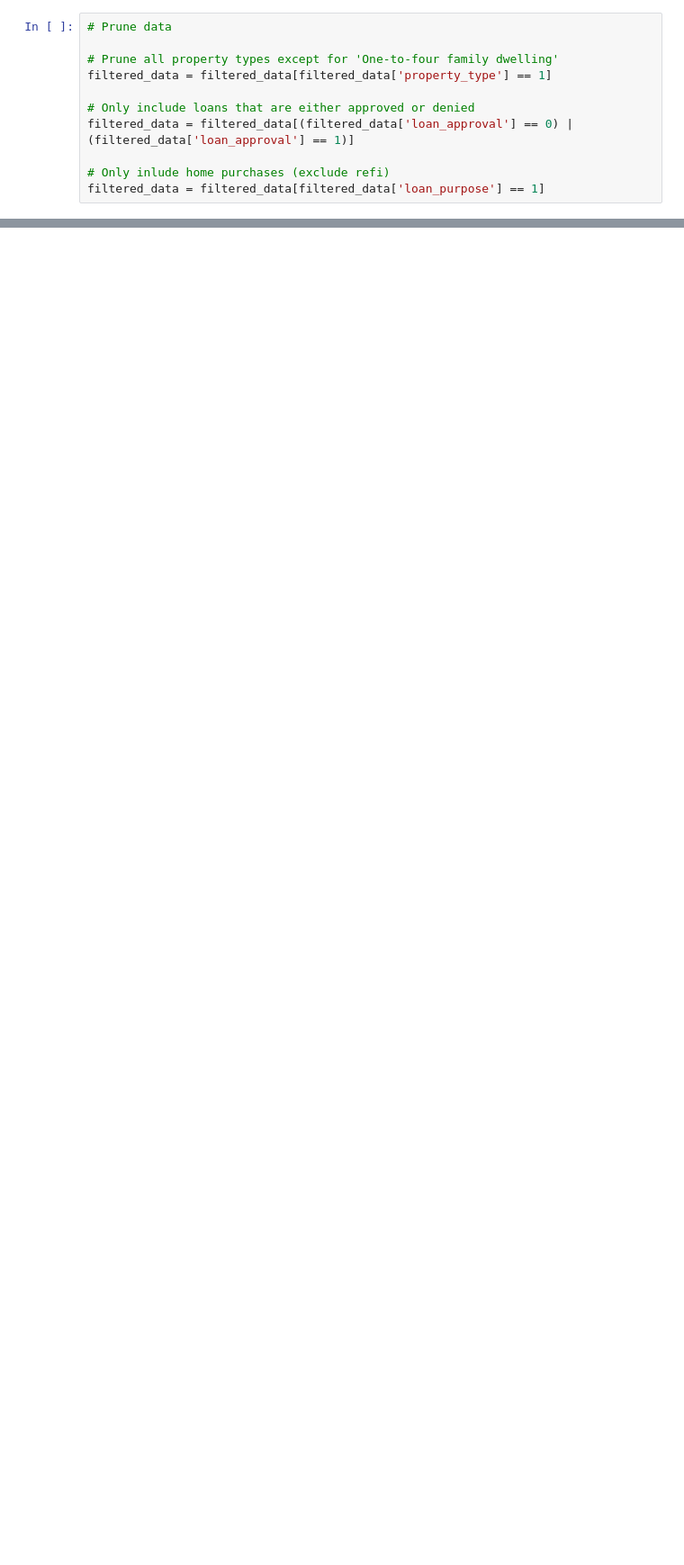
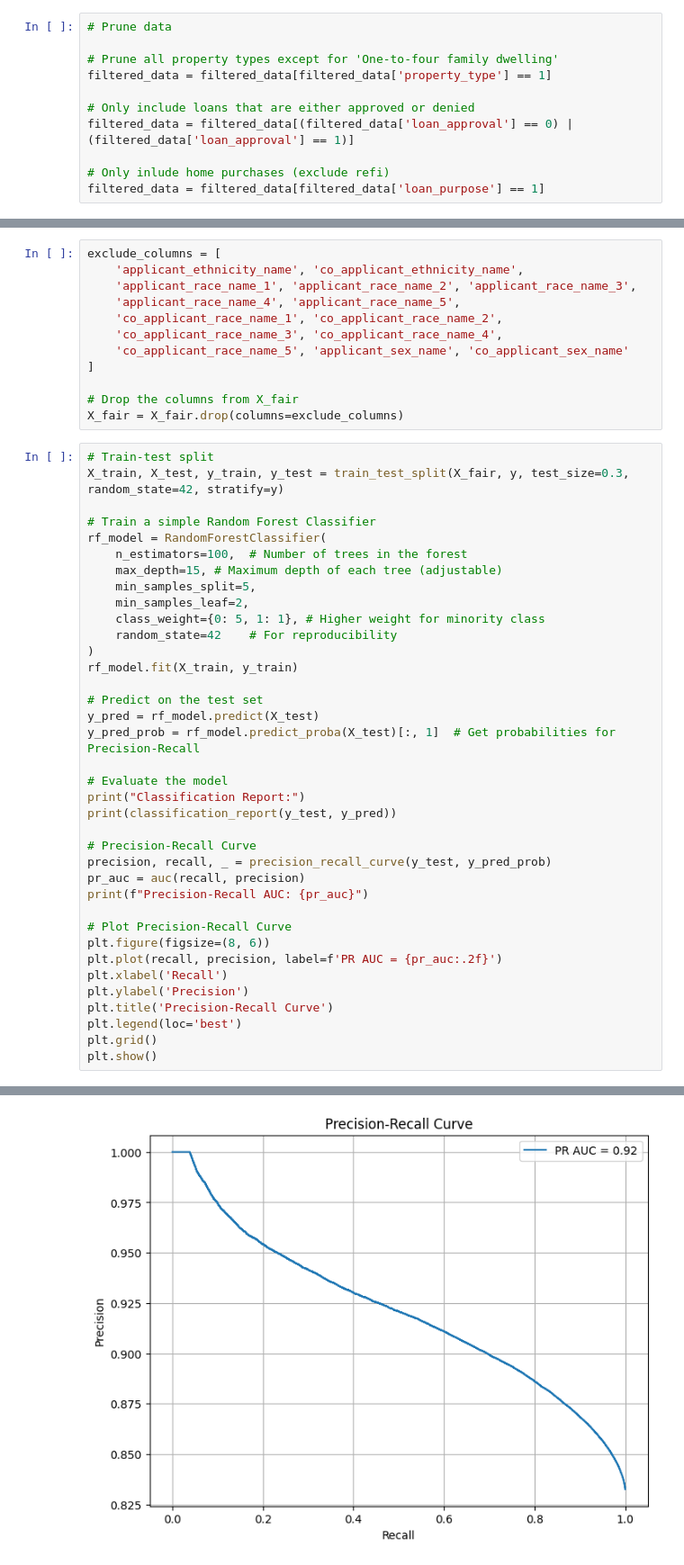
Before and after one commit to hillmerr/Loan_fairness, a Jupyter notebook: model_building.ipynb, the cells around one changed output, grey strips where cells are left out. Shown: that part at 90% size. Saved outputs shown, nothing was run; the diff lists cells and outputs as text; blank space fills up the shorter version.

```diff
--- a/model_building.ipynb
+++ b/model_building.ipynb
@@ -121,0 +217,50 @@ Please also refer to the documentation for alternative solver options:
+# %%
+exclude_columns = [
+    'applicant_ethnicity_name', 'co_applicant_ethnicity_name',
+    'applicant_race_name_1', 'applicant_race_name_2', 'applicant_race_name_3',
+    'applicant_race_name_4', 'applicant_race_name_5',
+    'co_applicant_race_name_1', 'co_applicant_race_name_2',
+    'co_applicant_race_name_3', 'co_applicant_race_name_4',
+    'co_applicant_race_name_5', 'applicant_sex_name', 'co_applicant_sex_name'
+]
+
+# Drop the columns from X_fair
+X_fair = X_fair.drop(columns=exclude_columns)
+# %%
+# Train-test split
+X_train, X_test, y_train, y_test = train_test_split(X_fair, y, test_size=0.3, random_state=42, stratify=y)
+
+# Train a simple Random Forest Classifier
+rf_model = RandomForestClassifier(
+    n_estimators=100,  # Number of trees in the forest
+    max_depth=15, # Maximum depth of each tree (adjustable)
+    min_samples_split=5,
+    min_samples_leaf=2,
+    class_weight={0: 5, 1: 1}, # Higher weight for minority class
+    random_state=42    # For reproducibility
+)
+rf_model.fit(X_train, y_train)
+
+# Predict on the test set
+y_pred = rf_model.predict(X_test)
+y_pred_prob = rf_model.predict_proba(X_test)[:, 1]  # Get probabilities for Precision-Recall
+
+# Evaluate the model
+print("Classification Report:")
+print(classification_report(y_test, y_pred))
+
+# Precision-Recall Curve
+precision, recall, _ = precision_recall_curve(y_test, y_pred_prob)
+pr_auc = auc(recall, precision)
+print(f"Precision-Recall AUC: {pr_auc}")
+
+# Plot Precision-Recall Curve
+plt.figure(figsize=(8, 6))
+plt.plot(recall, precision, label=f'PR AUC = {pr_auc:.2f}')
+plt.xlabel('Recall')
+plt.ylabel('Precision')
+plt.title('Precision-Recall Curve')
+plt.legend(loc='best')
+plt.grid()
+plt.show()
+# %% [output]
@@ -121,0 +278 @@ Please also refer to the documentation for alternative solver options:
+[figure, added]
```
Also changed, not shown: parts of 12 cells of this notebook, 1 other file.
